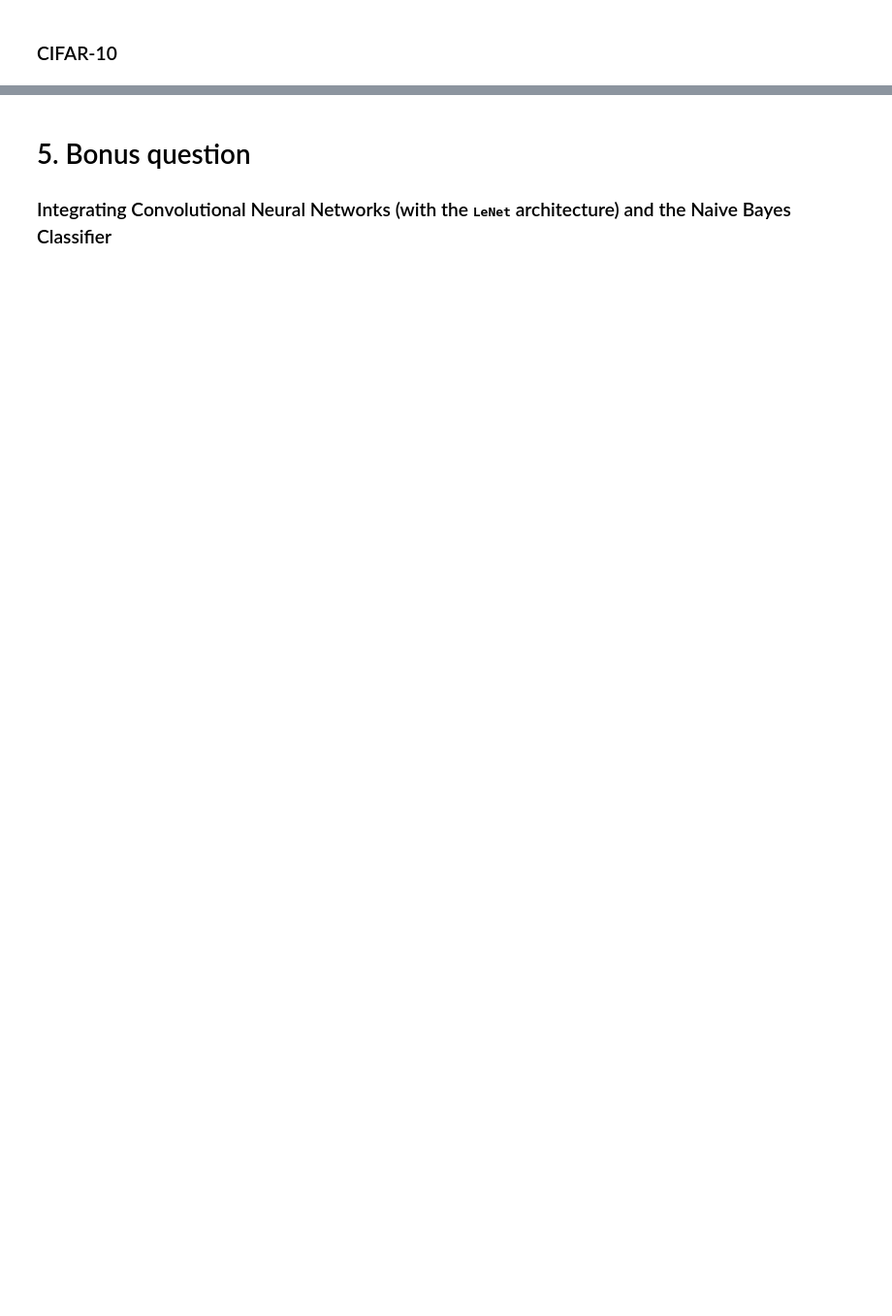
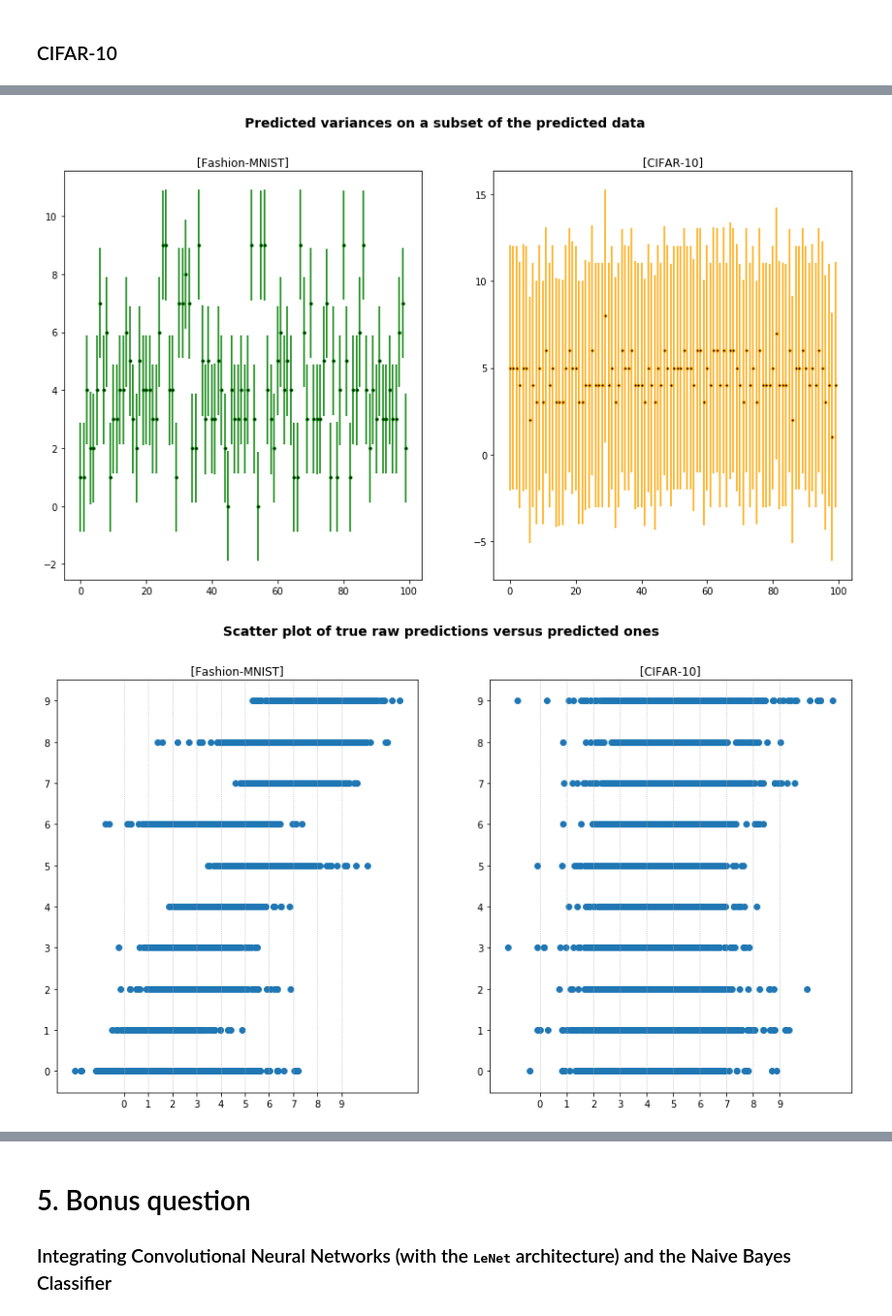
Before and after one commit to claudioscalzo/asi-challenge, a Jupyter notebook: asi_challenge_claudio_scalzo.ipynb, the cells around one changed output, grey strips where cells are left out. Shown at 97% size. Cells and saved outputs as stored; diff of their text form; code cells hidden in the pictures; blank space fills up the shorter version.

```diff
--- a/asi_challenge_claudio_scalzo.ipynb
+++ b/asi_challenge_claudio_scalzo.ipynb
@@ -616,16 +714,10 @@ class BayesianLinearRegression:
 
     # ----- PRIVATE METHODS ------------------------------------------------- #
     # CREATE THE MATRIX FOR THE MATRICIAL-FORM REGRESSION
-    # -> The shape will be:
-    #    1   x1^1   x1^2   ...
-    #    1   x2^1   x2^2   ...
-    #    1   x3^2   x3^2   ...
-    #   ...   ...    ...   ...
     def _matricize(self, x, k):
 
         # ALLOCATE MATRIX
         X = np.ones(shape=(x.shape[0], 1), dtype=int)
-        # X = np.ones(shape=(x.shape[0], x.shape[1]), dtype=int)
 
         # STACK COLUMNS
         for i in range(k):
@@ -637,10 +729,10 @@ class BayesianLinearRegression:
     # COMPUTE THE WEIGHTS ARRAY
     def _weights(self, X, t):
 
-        # Solve, when feasible, is faster so:
+        # np.linalg.solve, when feasible, is faster so:
         #     inv(X.T.dot(X)).dot(X.T).dot(t)
         # becomes:
-        return np.linalg.solve(X.T.dot(X), X.T.dot(t))
+        return solve(X.T.dot(X), X.T.dot(t))
 
 
     # RETURN THE VARIANCE
@@ -716,6 +804,6 @@ Explanation here...
 </div>
 # %%
-def regress(train, target, test, correct, k, color):
+def regress(train, target, test, correct, k):
 
     # BAYESIAN LINEAR REGRESSION
     blr = BayesianLinearRegression()
@@ -730,20 +818,28 @@ def regress(train, target, test, correct, k, color):
     startTime = time()
     pred, var, raw = blr.predict(test, k)
     endTime = time()
-    print("Test time: %.3f seconds\n" % (endTime-startTime))
+    print("Test time:  %.3f seconds\n" % (endTime-startTime))
 
     # VALIDATION
+    # Accuracy
     accuracy, error, cm, mse = blr.validate(pred, correct, raw)
     print("[RAW PREDICTIONS] Mean Squared Error (MSE): %.2f" % (mse))
     print("[DISCRETE PREDICTIONS] Accuracy: %.2f%%" % (accuracy * 100))
-    plotConfusionMatrix(cm, classes, title="[Bayesian Linear Regression] Confusion Matrix", cmap = color)
-    plt.figure(figsize=(15,6))
-    plt.title("Predicted variances on a subset of the predicted data", weight="semibold", fontsize=14)
-    plt.errorbar(list(range(100)), pred[:100], var[:100], ls="None", color=color[:-1], marker=".", markerfacecolor="black")
-    plt.show()
+
+    return pred, var, raw, cm
+
+
+def validatePictures(mnistPred, mnistVar, mnistRaw, mnistCM,
+                     cifarPred, cifarVar, cifarRaw, cifarCM):
+
+    # ERRORPLOT
+    plotErrorPlot(mnistPred, cifarPred, mnistVar, cifarVar)
+
+    # SCATTER PLOT
+    plotScatterPlot(mnistRaw, cifarRaw, mnistCorrect, cifarCorrect)
 # %% [markdown]
 ### <div class="label label-success">FASHION-MNIST</div>
 # %%
 # REGRESS
-regress(mnistTrain, mnistTarget, mnistTest, mnistCorrect, k = 1, color = "Greens")
+mnistPred, mnistVar, mnistRaw, mnistCM = regress(mnistTrain, mnistTarget, mnistTest, mnistCorrect, k = 1)
 # %% [output]
@@ -758,5 +852,5 @@ Test time: 3.925 seconds
 ### <div class="label label-warning">CIFAR-10</div>
 # %%
 # REGRESS
-regress(cifarTrain, cifarTarget, cifarTest, cifarCorrect, k = 1, color = "Oranges")
+cifarPred, cifarVar, cifarRaw, cifarCM = regress(cifarTrain, cifarTarget, cifarTest, cifarCorrect, k = 1)
 # %% [output]
@@ -770,3 +868,10 @@ Test time: 22.510 seconds
+# %%
+# PLOT IMAGES
+validatePictures(mnistPred, mnistVar, mnistRaw, mnistCM,
+                 cifarPred, cifarVar, cifarRaw, cifarCM)
+# %% [output]
+[figure, added]
+[figure, added]
 # %% [markdown]
 <div class='alert alert-info'>
 <div class='label label-danger'>QUESTION</div><br>
```
Also changed, not shown: parts of 41 cells of this notebook.
